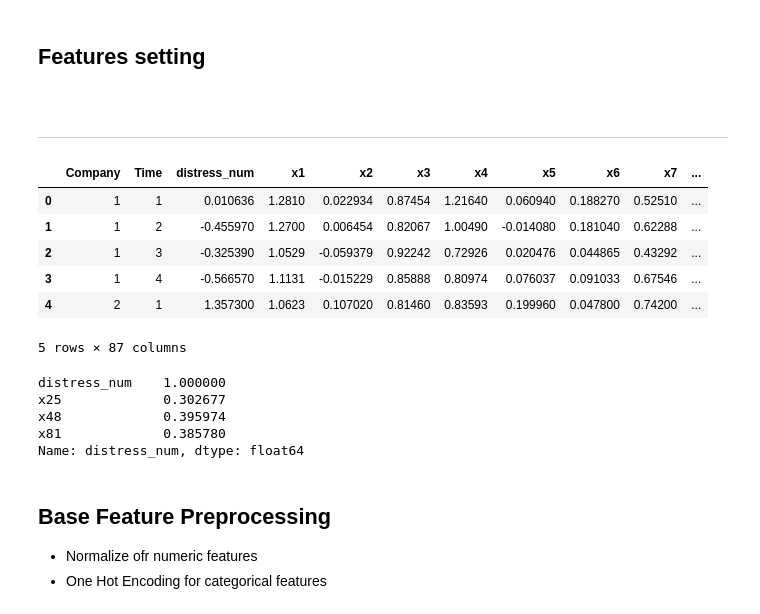
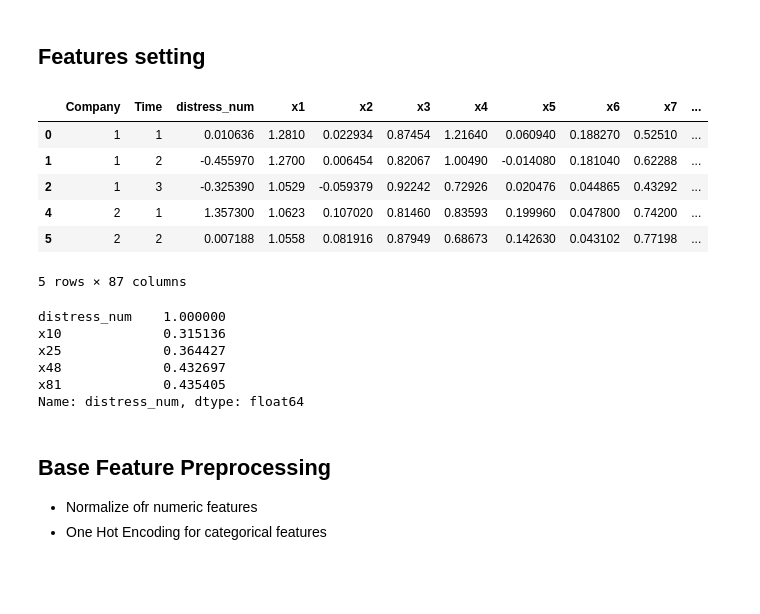
Before and after one commit to CloudMile/allianz_courses, a Jupyter notebook: insurance_use_case/solution/model_financial_distress.ipynb, the cells around one changed output. Drawn from its saved outputs; the diff is of its cells as text; code cells hidden in the pictures; blank space fills up the shorter version.

```diff
--- a/insurance_use_case/solution/model_financial_distress.ipynb
+++ b/insurance_use_case/solution/model_financial_distress.ipynb
@@ -115,37 +117,42 @@ catg_features = ['Company', 'x80'] # 'Company',
 num_features = [f'x{i}' for i in range(1, 84) if i != 80]
 # embedding_features = catg_features + ['binn_tenure', 'binn_MonthlyCharges', 'binn_TotalCharges']
 label = 'distress_catg'
-# %% [markdown]
-<br/>
-
----
 # %%
 # Rolling mean
 # raw['rolling_mean'] = (raw.groupby('Company', group_keys=False)
 #                           .apply(lambda pipe: pipe['distress_num'].rolling(window=3).mean().fillna(0))
 #                           .values)
 
 # Split train valid
+# def split_fn(pipe):
+#     lens = len(pipe)
+#     ret = np.ones(lens)
+#     if lens >= 5:
+#         split_size = int(lens * 0.36)
+#         ret[-split_size:] = 0
+#     return ret
+
+# Split train valid
 def split_fn(pipe):
     lens = len(pipe)
     ret = np.ones(lens)
-    if lens >= 5:
+    if lens > 1:
         split_size = int(lens * 0.36)
-        ret[-split_size:] = 0
+        ret[-1:] = 0
     return ret
 
 raw['distress_catg'] = (raw.distress_num <= -0.5).astype(int)
 raw['is_train'] = np.concatenate(raw.groupby('Company').apply(split_fn).values)
 raw_vl = raw.query("is_train == 0").drop('is_train', 1)
 raw = raw.query("is_train == 1").drop('is_train', 1)
 raw.head()
 # %% [output]
 |  | Company | Time | distress_num | x1 | x2 | x3 | x4 | x5 | x6 | x7 | ... |
 | 0 | 1 | 1 | 0.010636 | 1.2810 | 0.022934 | 0.87454 | 1.21640 | 0.060940 | 0.188270 | 0.52510 | ... |
 | 1 | 1 | 2 | -0.455970 | 1.2700 | 0.006454 | 0.82067 | 1.00490 | -0.014080 | 0.181040 | 0.62288 | ... |
 | 2 | 1 | 3 | -0.325390 | 1.0529 | -0.059379 | 0.92242 | 0.72926 | 0.020476 | 0.044865 | 0.43292 | ... |
-| 3 | 1 | 4 | -0.566570 | 1.1131 | -0.015229 | 0.85888 | 0.80974 | 0.076037 | 0.091033 | 0.67546 | ... |
 | 4 | 2 | 1 | 1.357300 | 1.0623 | 0.107020 | 0.81460 | 0.83593 | 0.199960 | 0.047800 | 0.74200 | ... |
+| 5 | 2 | 2 | 0.007188 | 1.0558 | 0.081916 | 0.87949 | 0.68673 | 0.142630 | 0.043102 | 0.77198 | ... |
 5 rows × 87 columns
 # %%
 raw.to_csv('../data/raw_tr_financial_distree.csv', index=False)
@@ -155,9 +162,10 @@ corr = raw.corr()
 corr['distress_num'][(corr['distress_num'] <= -0.3) | (corr['distress_num'] >= 0.3)]
 # %% [output]
 distress_num    1.000000
-x25             0.302677
-x48             0.395974
-x81             0.385780
+x10             0.315136
+x25             0.364427
+x48             0.432697
+x81             0.435405
 Name: distress_num, dtype: float64
 # %% [markdown]
 ## Base Feature Preprocessing
```
Also changed, not shown: parts of 14 cells of this notebook, 1 other file.
